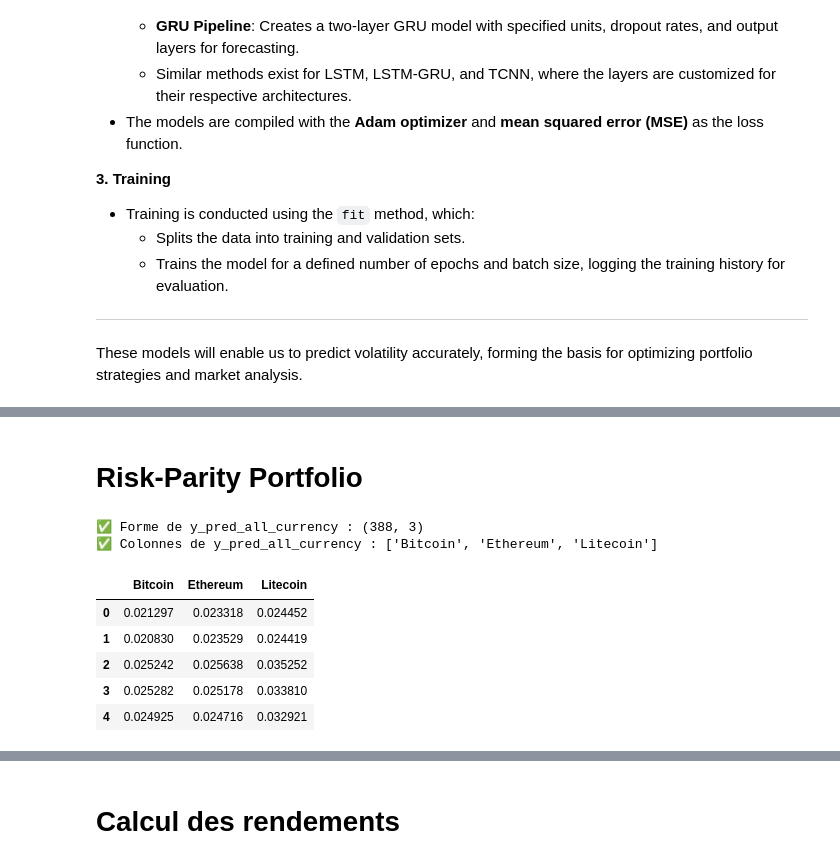
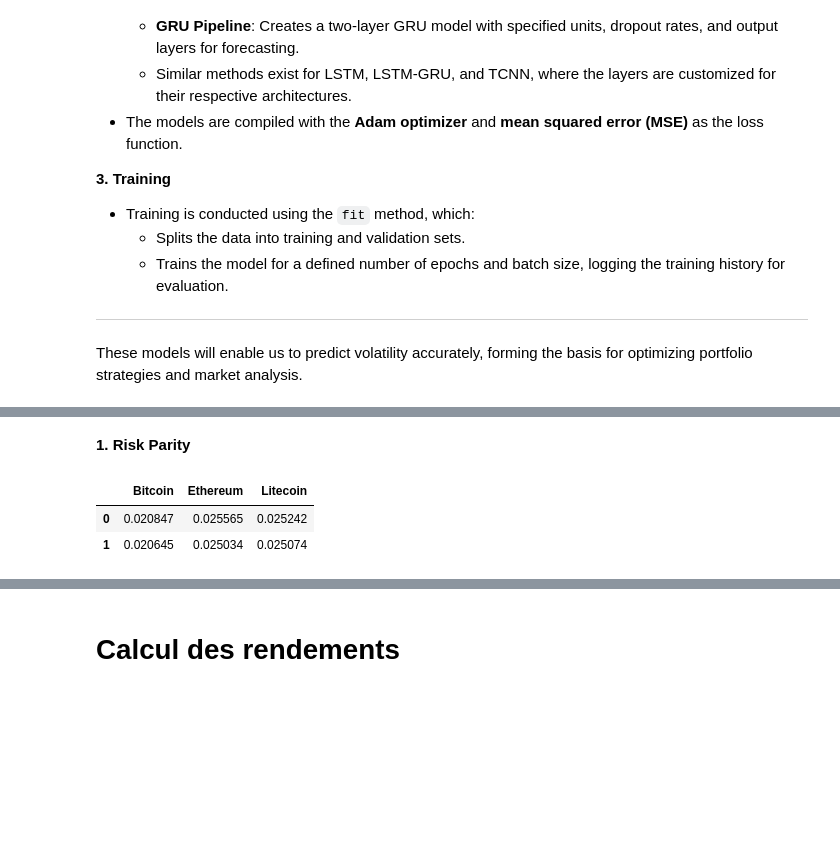
Before and after one commit to emmaebrl/crypto-volatility-lab, a Jupyter notebook: sandbox/all_currencies.ipynb, the cells around one changed output, grey strips where cells are left out. Saved outputs shown, nothing was run; the diff lists cells and outputs as text; code cells hidden in the pictures; blank space fills up the shorter version.

```diff
--- a/sandbox/all_currencies.ipynb
+++ b/sandbox/all_currencies.ipynb
@@ -586,5 +746,11 @@ plt.show()
 # %% [markdown]
-# Risk-Parity Portfolio
+**1. Risk Parity**
 # %%
 y_pred_all_currency = pd.DataFrame({"bitcoin": y_pred_bitcoin_test.flatten(), "ethereum": y_pred_ethereum_test.flatten(), "litecoin": y_pred_litecoin_test.flatten()})
 portfolio_constructor = PortfolioConstructor(volatility_time_series=y_pred_all_currency)
+y_pred_all_currency.columns = [col.capitalize() for col in y_pred_all_currency.columns]
+display(y_pred_all_currency.head(2))
+# %% [output]
+|  | Bitcoin | Ethereum | Litecoin |
+| 0 | 0.020847 | 0.025565 | 0.025242 |
+| 1 | 0.020645 | 0.025034 | 0.025074 |
@@ -593,19 +757,3 @@ y_pred_all_currency.columns = [col.capitalize() for col in y_pred_all_currency.c
-# %%
-# 📌 Vérifier la forme des volatilités prédites
-print(f"✅ Forme de y_pred_all_currency : {y_pred_all_currency.shape}")
-print(f"✅ Colonnes de y_pred_all_currency : {y_pred_all_currency.columns.tolist()}")
-
-# 📌 Afficher quelques lignes pour s'assurer que les données sont correctes
-display(y_pred_all_currency.head())
-# %% [output]
-✅ Forme de y_pred_all_currency : (388, 3)
-✅ Colonnes de y_pred_all_currency : ['Bitcoin', 'Ethereum', 'Litecoin']
-|  | Bitcoin | Ethereum | Litecoin |
-| 0 | 0.021297 | 0.023318 | 0.024452 |
-| 1 | 0.020830 | 0.023529 | 0.024419 |
-| 2 | 0.025242 | 0.025638 | 0.035252 |
-| 3 | 0.025282 | 0.025178 | 0.033810 |
-| 4 | 0.024925 | 0.024716 | 0.032921 |
 # %%
 weights = portfolio_constructor.risk_parity_weights_simple()
 # %%
```
Also changed, not shown: parts of 30 cells of this notebook, 4 other files.
